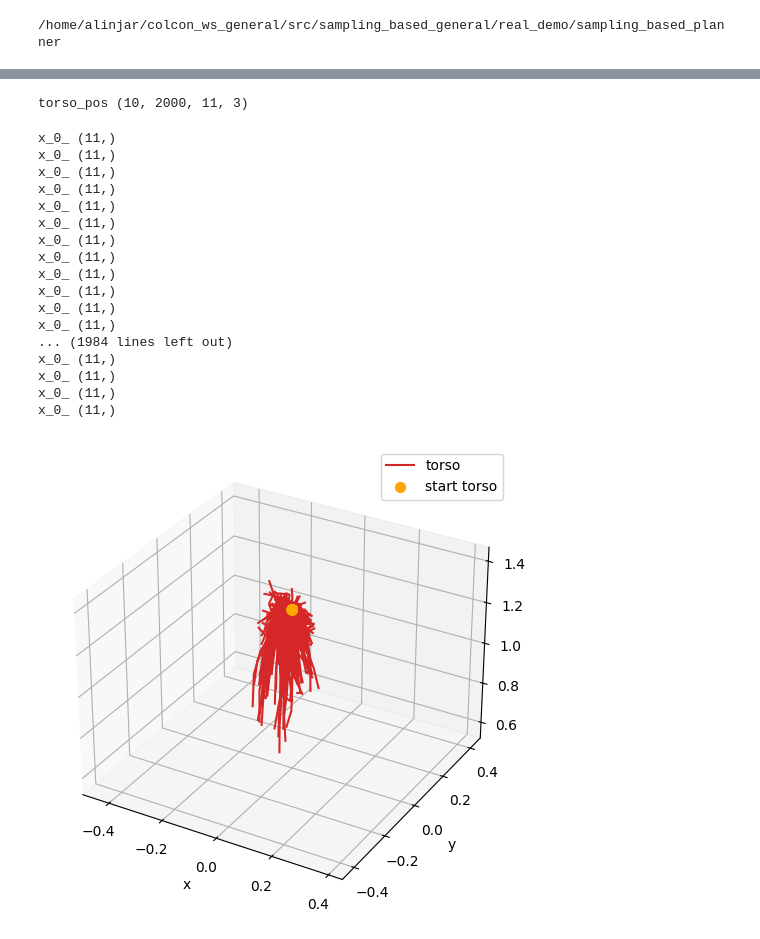
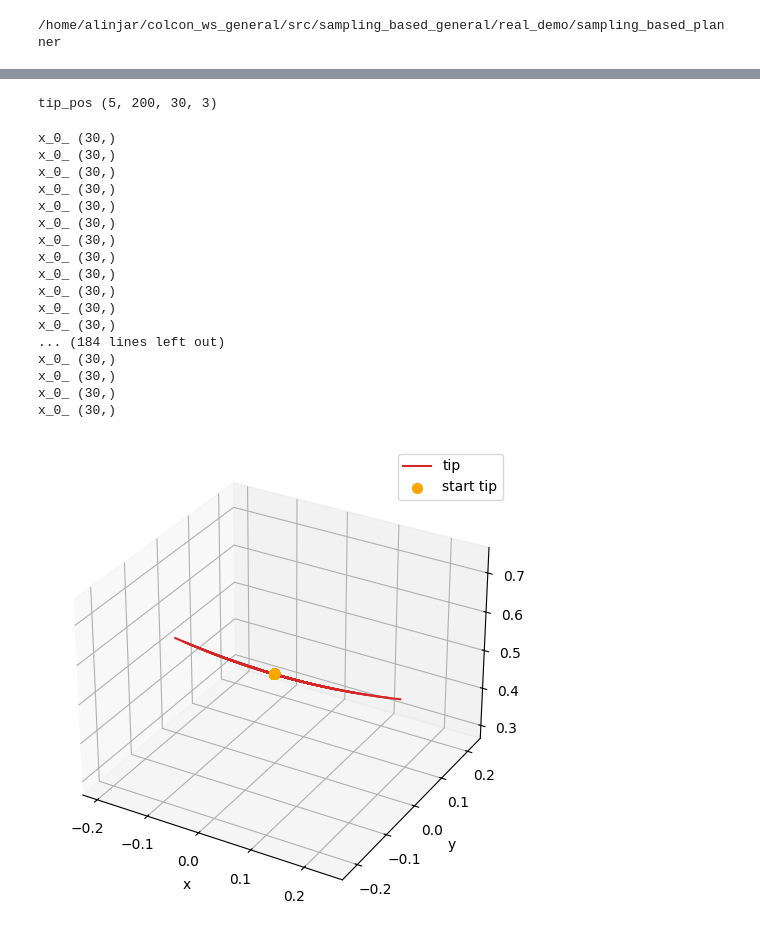
Before and after one commit to alinjar1996/sampling_based_general, a Jupyter notebook: real_demo/sampling_based_planner/mjx_planner_pendulum_torque.ipynb, the cells around one changed output, grey strips where cells are left out. Drawn from its saved outputs; the diff is of its cells as text; code cells hidden in the pictures.

Commit message:
all details for pendulum added. However for torque limit, pendulum can't reach top position. However, that should be overcome. Issue #2

```diff
--- a/real_demo/sampling_based_planner/mjx_planner_pendulum_torque.ipynb
+++ b/real_demo/sampling_based_planner/mjx_planner_pendulum_torque.ipynb
@@ -14,20 +14,19 @@ print(os.getcwd())
 # %% [output]
 /home/alinjar/colcon_ws_general/src/sampling_based_general/real_demo/sampling_based_planner
 # %%
-# model_path = "../panda_mjx/franka_emika_panda/panda_scene.xml"
-model_path = "../walker_mjx/scene.xml"
-num_dof = 6
-num_batch =2000
-num_steps = 11
-maxiter_cem = 10
+model_path = "../pendulum_mjx/scene.xml"
+num_dof = 1
+num_batch =200
+num_steps = 30
+maxiter_cem = 5
 num_elite = 0.5
-timestep = 0.05
-maxiter_projection = 8
+timestep = 0.1
+maxiter_projection = 4
 # max_joint_pos = 180.0*np.pi/180.0
 max_joint_inttorque = 0.0 # Not used
 max_joint_torque=1.0
-max_joint_dtorque = 1.5
-max_joint_ddtorque=2.0
+max_joint_dtorque = 3.0
+max_joint_ddtorque=9.0
 w_pos = 1.0
 w_rot = 1.0
 w_col = 1.0
@@ -81,7 +72,7 @@ import jax
 import jax.numpy as jnp
 # %%
 xi_mean_single = jnp.zeros(cem.nvar_single)
-xi_cov_single = 5000.0*jnp.identity(cem.nvar_single)
+xi_cov_single = 5.0*jnp.identity(cem.nvar_single)
 xi_mean = jnp.tile(xi_mean_single, cem.num_dof)
 xi_cov = jnp.kron(jnp.eye(cem.num_dof), xi_cov_single)
 key = jax.random.PRNGKey(42)
@@ -91,9 +82,9 @@ xi_samples, _ = cem.compute_xi_samples(key, xi_mean, xi_cov)
 #                       0.0, -0.3, 0.0, -2.0, 0.0, 1.7])
 
 # init_pos = jnp.array([1.5, -1.8, 1.75, -1.25, -1.6, 0, -1.5, -1.8, 1.75, -1.25, -1.6, 0])
-init_pos = jnp.array([0.0, 0.0, 0.0, 0.0, 0.0, 0.0])
+init_pos = jnp.array([0.0])
 
-init_vel = jnp.array([0.0, 0.0, 0.0, 0.0, 0.0, 0.0])
+init_vel = jnp.array([0.0])
 
 init_acc = jnp.zeros_like(init_pos)
 init_torque = jnp.zeros_like(init_pos)
@@ -104,9 +95,7 @@ lamda_init = jnp.zeros((num_batch, cem.nvar))
 s_init = jnp.zeros((num_batch, cem.num_total_constraints))
 
 cost_weights = {
-    'height': 100.0,
-    'orientation': 1.0,
-    'velocity': 1.0,
+    'theta': 100.0,
     'control': 0.0
 }
 
@@ -181,7 +162,7 @@ actuator_ctrl_indices [0, 1, 2, 3, 4, 5]
 
 cost, best_cost, best_torques, best_traj, \
 xi_mean, xi_cov, torque_all, th_all, avg_primal_res, avg_fixed_res, \
-primal_res, fixed_res, idx_min, torso_pos_planned, torso_pos = opt_class.compute_cem(
+primal_res, fixed_res, idx_min, tip_pos_planned, tip_pos = opt_class.compute_cem(
     current_mjx_data,
     xi_mean,
     xi_cov,
@@ -636,15 +603,15 @@ def set_axes_equal(ax):
     ax.set_ylim3d([y_middle - max_range/2, y_middle + max_range/2])
     ax.set_zlim3d([z_middle - max_range/2, z_middle + max_range/2])
 # %%
-print("torso_pos", torso_pos.shape)
+print("tip_pos", tip_pos.shape)
 # %% [output]
-torso_pos (10, 2000, 11, 3)
+tip_pos (5, 200, 30, 3)
 # %%
 import matplotlib.pyplot as plt
 import numpy as np
 
 # Assuming eef_0_, eef_1_, eef_0, eef_1, xi_cov_single are already defined
-arr_0_ = torso_pos[-1]  # shape: (num_batch, num_steps, 3)
+arr_0_ = tip_pos[-1]  # shape: (num_batch, num_steps, 3)
 # arr_1_ = eef_1.squeeze(0)
 
 
@@ -660,51 +627,51 @@ color_1 = "tab:blue" # color for all arr_1 trajectories
 # Plot trajectories
 for b in range(num_batch):
     x_0_, y_0_, z_0_ = arr_0_[b, :, 0], arr_0_[b, :, 1], arr_0_[b, :, 2]
     print("x_0_", x_0_.shape)
     # x_1_, y_1_, z_1_ = arr_1_[b, :, 0], arr_1_[b, :, 1], arr_1_[b, :, 2]
     # print("x_1_", x_1_.shape)
 
-    ax.plot(x_0_, y_0_, z_0_, color=color_0, label="torso" if b == 0 else "")
+    ax.plot(x_0_, y_0_, z_0_, color=color_0, label="tip" if b == 0 else "")
     # ax.plot(x_1_, y_1_, z_1_, color=color_1, label="eef_2" if b == 0 else "")
 
 # Mark all initial points to check if batches start from same point
 ax.scatter(arr_0_[:, 0, 0], arr_0_[:, 0, 1], arr_0_[:, 0, 2],
-           color='orange', marker='o', s=50, label="start torso")
+           color='orange', marker='o', s=50, label="start tip")
 # ax.scatter(arr_1_[:, 0, 0], arr_1_[:, 0, 1], arr_1_[:, 0, 2],
 #            color='black', marker='^', s=50, label="start eef_2")
 
 # Labels
 ax.set_xlabel("x")
 ax.set_ylabel("y")
 ax.set_zlabel("z")
 ax.legend()
 
 
 set_axes_equal(ax)
 # Save figure
 # plt.savefig(f"trajectories_cov_{xi_cov_single[0,0]:.3f}_steps_{num_steps}_batch_{num_batch}.png",
 #             dpi=300, bbox_inches="tight")
 plt.show()
 
 # Optional numeric check for exact values of start points
-print("Start points torso:\n", arr_0_[:, 0, :])
+print("Start points tip:\n", arr_0_[:, 0, :])
 # print("Start points eef_1:\n", arr_1_[:, 0, :])
 # %% [output]
-x_0_ (11,)
-x_0_ (11,)
-x_0_ (11,)
-x_0_ (11,)
-x_0_ (11,)
-x_0_ (11,)
-x_0_ (11,)
-x_0_ (11,)
-x_0_ (11,)
-x_0_ (11,)
-x_0_ (11,)
-x_0_ (11,)
-... (1984 lines left out)
-x_0_ (11,)
-x_0_ (11,)
-x_0_ (11,)
-x_0_ (11,)
+x_0_ (30,)
+x_0_ (30,)
+x_0_ (30,)
+x_0_ (30,)
+x_0_ (30,)
+x_0_ (30,)
+x_0_ (30,)
+x_0_ (30,)
+x_0_ (30,)
+x_0_ (30,)
+x_0_ (30,)
+x_0_ (30,)
+... (184 lines left out)
+x_0_ (30,)
+x_0_ (30,)
+x_0_ (30,)
+x_0_ (30,)
-[figure, old version]
+[figure, new version]
```
Also changed, not shown: parts of 23 cells of this notebook, 7 other files.
